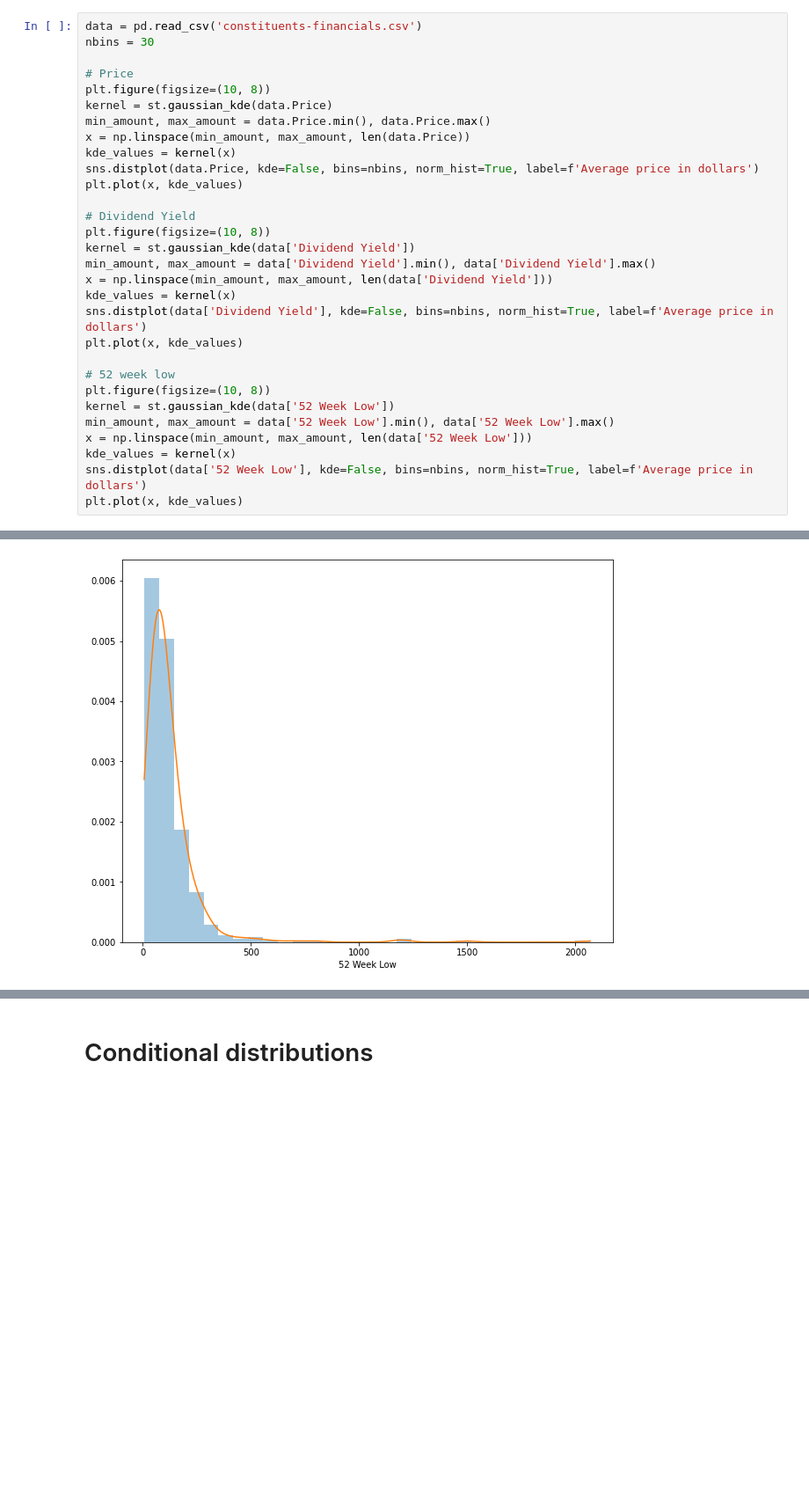
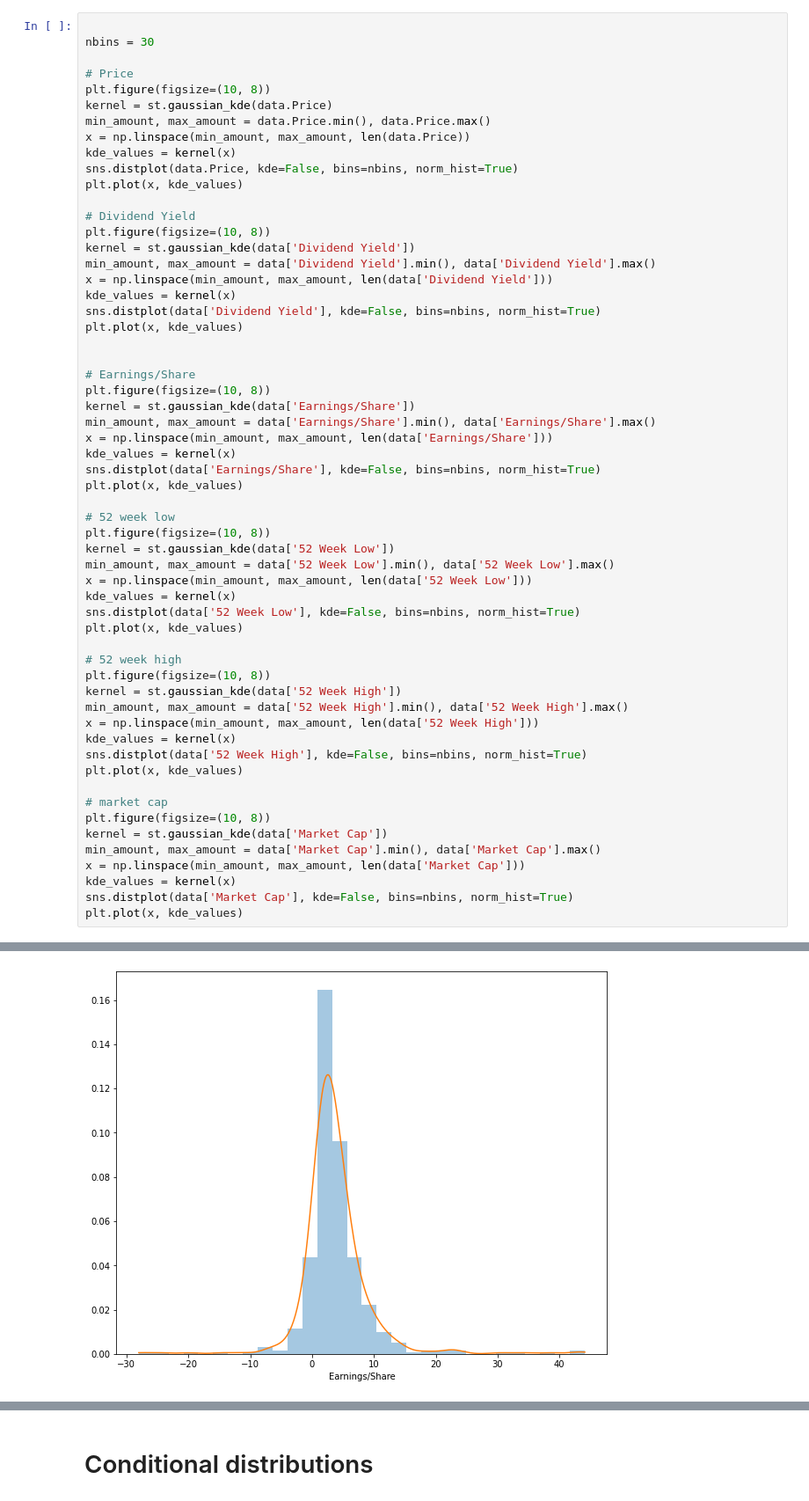
Before and after one commit to morkovka1337/multidimensional_data_processing, a Jupyter notebook: task2.ipynb, the cells around one changed output, grey strips where cells are left out. Shown: that part at 88% size. Saved outputs shown, nothing was run; the diff lists cells and outputs as text; blank space fills up the shorter version.

```diff
--- a/task2.ipynb
+++ b/task2.ipynb
@@ -22,35 +26,63 @@ if not os.path.exists('constituents-financials.csv'):
 # %%
-data = pd.read_csv('constituents-financials.csv')
+
 nbins = 30
 
 # Price
 plt.figure(figsize=(10, 8))
 kernel = st.gaussian_kde(data.Price)
 min_amount, max_amount = data.Price.min(), data.Price.max()
 x = np.linspace(min_amount, max_amount, len(data.Price))
 kde_values = kernel(x)
-sns.distplot(data.Price, kde=False, bins=nbins, norm_hist=True, label=f'Average price in dollars')
+sns.distplot(data.Price, kde=False, bins=nbins, norm_hist=True)
 plt.plot(x, kde_values)
 
 # Dividend Yield
 plt.figure(figsize=(10, 8))
 kernel = st.gaussian_kde(data['Dividend Yield'])
 min_amount, max_amount = data['Dividend Yield'].min(), data['Dividend Yield'].max()
 x = np.linspace(min_amount, max_amount, len(data['Dividend Yield']))
 kde_values = kernel(x)
-sns.distplot(data['Dividend Yield'], kde=False, bins=nbins, norm_hist=True, label=f'Average price in dollars')
+sns.distplot(data['Dividend Yield'], kde=False, bins=nbins, norm_hist=True)
+plt.plot(x, kde_values)
+
+
+# Earnings/Share
+plt.figure(figsize=(10, 8))
+kernel = st.gaussian_kde(data['Earnings/Share'])
+min_amount, max_amount = data['Earnings/Share'].min(), data['Earnings/Share'].max()
+x = np.linspace(min_amount, max_amount, len(data['Earnings/Share']))
+kde_values = kernel(x)
+sns.distplot(data['Earnings/Share'], kde=False, bins=nbins, norm_hist=True)
 plt.plot(x, kde_values)
 
 # 52 week low
 plt.figure(figsize=(10, 8))
 kernel = st.gaussian_kde(data['52 Week Low'])
 min_amount, max_amount = data['52 Week Low'].min(), data['52 Week Low'].max()
 x = np.linspace(min_amount, max_amount, len(data['52 Week Low']))
 kde_values = kernel(x)
-sns.distplot(data['52 Week Low'], kde=False, bins=nbins, norm_hist=True, label=f'Average price in dollars')
+sns.distplot(data['52 Week Low'], kde=False, bins=nbins, norm_hist=True)
 plt.plot(x, kde_values)
+
+# 52 week high
+plt.figure(figsize=(10, 8))
+kernel = st.gaussian_kde(data['52 Week High'])
+min_amount, max_amount = data['52 Week High'].min(), data['52 Week High'].max()
+x = np.linspace(min_amount, max_amount, len(data['52 Week High']))
+kde_values = kernel(x)
+sns.distplot(data['52 Week High'], kde=False, bins=nbins, norm_hist=True)
+plt.plot(x, kde_values)
+
+# market cap
+plt.figure(figsize=(10, 8))
+kernel = st.gaussian_kde(data['Market Cap'])
+min_amount, max_amount = data['Market Cap'].min(), data['Market Cap'].max()
+x = np.linspace(min_amount, max_amount, len(data['Market Cap']))
+kde_values = kernel(x)
+sns.distplot(data['Market Cap'], kde=False, bins=nbins, norm_hist=True)
+plt.plot(x, kde_values)
 # %% [output]
 [<matplotlib.lines.Line2D at 0x...>]
 [figure]
 [figure]
-[figure, old version]
+[figure, new version]
```
Also changed, not shown: parts of 16 cells of this notebook.
